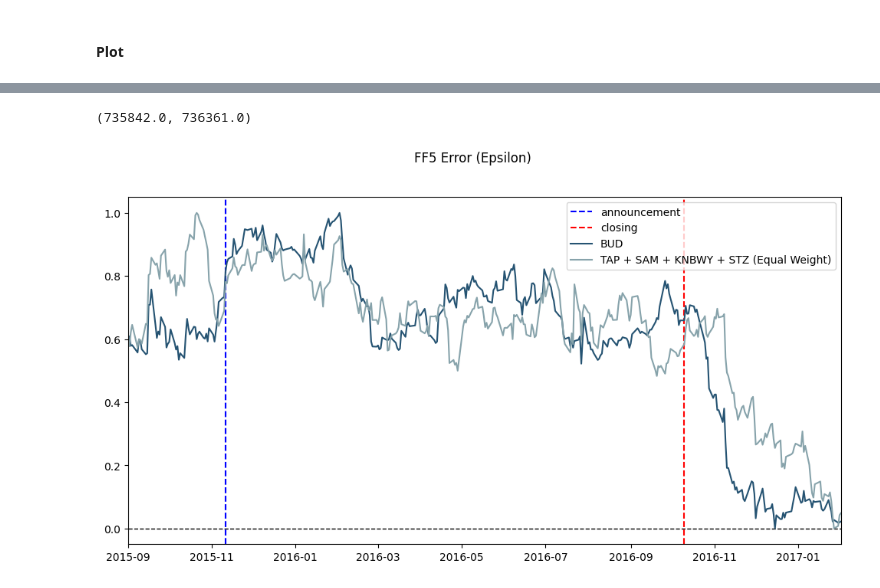
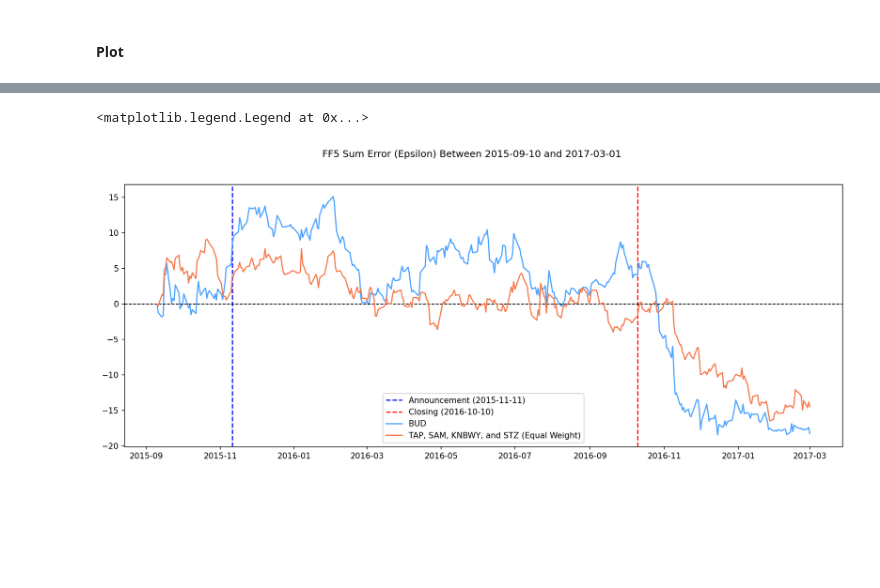
Before and after one commit to chrisliii/FINE-452, a Jupyter notebook: M&A_CAPM_FF3_Daily_Portfolio_BUD.ipynb, the cells around one changed output, grey strips where cells are left out. Cells and saved outputs as stored; diff of their text form; code cells hidden in the pictures; blank space fills up the shorter version.

Commit message:
update plots for production

```diff
--- a/M&A_CAPM_FF3_Daily_Portfolio_BUD.ipynb
+++ b/M&A_CAPM_FF3_Daily_Portfolio_BUD.ipynb
@@ -833,7 +833,7 @@ def FF5CumulativeRegressionPortfolio(stock_name_list, begin_date, end_date):
 
   # sample period
   #begin_date = datetime(2010, 10, 1)
-  end_date = datetime(2017, 2, 1)
+  #end_date = datetime(2017, 2, 1)
   # in days
   sample_period = 1825
 
@@ -861,17 +861,17 @@ def FF5CumulativeRegressionPortfolio(stock_name_list, begin_date, end_date):
   # Epsilon
   df_ticker_FF['Epsilon'] = df_ticker_FF.DailyReturn - df_ticker_FF.RF - df_ticker_FF.PredReturn
   # RollingSumEpsilon
-  df_ticker_FF['RollingSumEpsilon'] = df_ticker_FF.Epsilon.rolling(30).sum()
+  #df_ticker_FF['RollingSumEpsilon'] = df_ticker_FF.Epsilon.rolling(30).sum()
   # CumSumEpsilon
-  for date in df_ticker_FF[df_ticker_FF.Date >= begin_date + relativedelta(months=12)].Date.tolist():
+  for date in df_ticker_FF[df_ticker_FF.Date >= begin_date].Date.tolist():
     df_ticker_FF.loc[df_ticker_FF.Date == date, 'CumSumEpsilon'] = df_ticker_FF[df_ticker_FF.Date <= date].Epsilon.sum()
   # AbsEpsilon
-  df_ticker_FF['AbsEpsilon'] = abs(df_ticker_FF['Epsilon'])
+  #df_ticker_FF['AbsEpsilon'] = abs(df_ticker_FF['Epsilon'])
   # RollingAvgAbsEpsilon
-  df_ticker_FF['RollingAvgAbsEpsilon'] = df_ticker_FF.AbsEpsilon.rolling(30).mean()
+  #df_ticker_FF['RollingAvgAbsEpsilon'] = df_ticker_FF.AbsEpsilon.rolling(30).mean()
   # CumAvgAbsEpsilon
-  for date in df_ticker_FF[df_ticker_FF.Date >= begin_date + relativedelta(months=12)].Date.tolist():
-    df_ticker_FF.loc[df_ticker_FF.Date == date, 'CumAvgAbsEpsilon'] = df_ticker_FF[df_ticker_FF.Date <= date].AbsEpsilon.mean()
+  #for date in df_ticker_FF[df_ticker_FF.Date >= begin_date + relativedelta(months=12)].Date.tolist():
+  #  df_ticker_FF.loc[df_ticker_FF.Date == date, 'CumAvgAbsEpsilon'] = df_ticker_FF[df_ticker_FF.Date <= date].AbsEpsilon.mean()
 
   df_ticker_FF = df_ticker_FF.dropna()
 
@@ -922,43 +949,25 @@ fig.tight_layout(rect=[0, 0.03, 1, 0.95])
 # %%
-fig, (ax1) = plt.subplots(1, dpi=100, figsize=(12,6))
-fig.suptitle('FF5 Error (Epsilon)')
+fig, (ax1) = plt.subplots(1, dpi=150, figsize=(16,6))
+fig.suptitle('FF5 Sum Error (Epsilon) Between 2015-09-10 and 2017-03-01')
 
-begin_date = datetime(2014, 9, 1)
-end_date = datetime(2017, 2, 1)
-begin_date_label = '2014-09-01'
+begin_date = datetime(2015, 9, 10)
+end_date = datetime(2017, 3, 1)
+begin_date_label = '2015-9-10'
 
-ax1.axhline(y=0, linewidth=1, color='black', linestyle='--')
-ax1.axvline(x=datetime(2015,11,11), color='blue', linestyle='--', label='announcement')
-ax1.axvline(x=datetime(2016,10,10), color='red', linestyle='--', label='closing')
+ax1.axvline(x=datetime(2015,11,11), color='blue', linestyle='--', label='Announcement (2015-11-11)')
+ax1.axvline(x=datetime(2016,10,10), color='red', linestyle='--', label='Closing (2016-10-10)')
 
 #BUD
 df_ticker_FF = FF5CumulativeRegression('BUD', begin_date, end_date)
-df_ticker_FF['CumSumEpsilon'] = ( (df_ticker_FF.CumSumEpsilon - df_ticker_FF.CumSumEpsilon.min()) /
-                                 (df_ticker_FF.CumSumEpsilon.max() - df_ticker_FF.CumSumEpsilon.min()) )
-ax1.plot(df_ticker_FF.Date, df_ticker_FF.CumSumEpsilon, label='BUD', color='#255372')
-
-#Portfolio with BUD
-#df_ticker_FF = FF5CumulativeRegressionPortfolio(['BUD', 'TAP', 'SAM', 'KNBWY', 'STZ'], begin_date, end_date)
-#df_ticker_FF['CumSumEpsilon'] = ( (df_ticker_FF.CumSumEpsilon - df_ticker_FF.CumSumEpsilon.min()) /
-#                                 (df_ticker_FF.CumSumEpsilon.max() - df_ticker_FF.CumSumEpsilon.min()) )
-#ax1.plot(df_ticker_FF.Date, df_ticker_FF.CumSumEpsilon, label='BUD + TAP + SAM + KNBWY + STZ (Equal Weight)', color='#5dace4')
+ax1.plot(df_ticker_FF.Date, df_ticker_FF.CumSumEpsilon, label='BUD', color='#4ca2ff')
+ax1.axhline(y=0, linewidth=1, color='black', linestyle='--')
 
 #Portfolio without BUD
 df_ticker_FF = FF5CumulativeRegressionPortfolio(['TAP', 'SAM', 'KNBWY', 'STZ'], begin_date, end_date)
-df_ticker_FF['CumSumEpsilon'] = ( (df_ticker_FF.CumSumEpsilon - df_ticker_FF.CumSumEpsilon.min()) /
-                                 (df_ticker_FF.CumSumEpsilon.max() - df_ticker_FF.CumSumEpsilon.min()) )
-ax1.plot(df_ticker_FF.Date, df_ticker_FF.CumSumEpsilon, label='TAP + SAM + KNBWY + STZ (Equal Weight)', color='#87a3ab')
-
-#S&P 500
-#df_ticker_FF = FF5CumulativeRegression('^GSPC', begin_date, end_date)
-#df_ticker_FF['CumSumEpsilon'] = ( (df_ticker_FF.CumSumEpsilon - df_ticker_FF.CumSumEpsilon.min()) /
-#                                 (df_ticker_FF.CumSumEpsilon.max() - df_ticker_FF.CumSumEpsilon.min()) )
-#ax1.plot(df_ticker_FF.Date, df_ticker_FF.CumSumEpsilon, label='S&P 500 (Dividends Ignored)', color='#7c7473')
+ax1.plot(df_ticker_FF.Date, df_ticker_FF.CumSumEpsilon, label='TAP, SAM, KNBWY, and STZ (Equal Weight)', color='#F57A4D')
+#FBBC58
 
 ax1.legend()
-#fig.tight_layout(rect=[0, 0.03, 1, 0.95])
-
-ax1.set_xlim([datetime(2015, 9, 1), end_date])
 # %% [output]
-(735842.0, 736361.0)
+<matplotlib.legend.Legend at 0x...>
-[figure, old version]
+[figure, new version]
```
Also changed, not shown: parts of 5 cells of this notebook.
